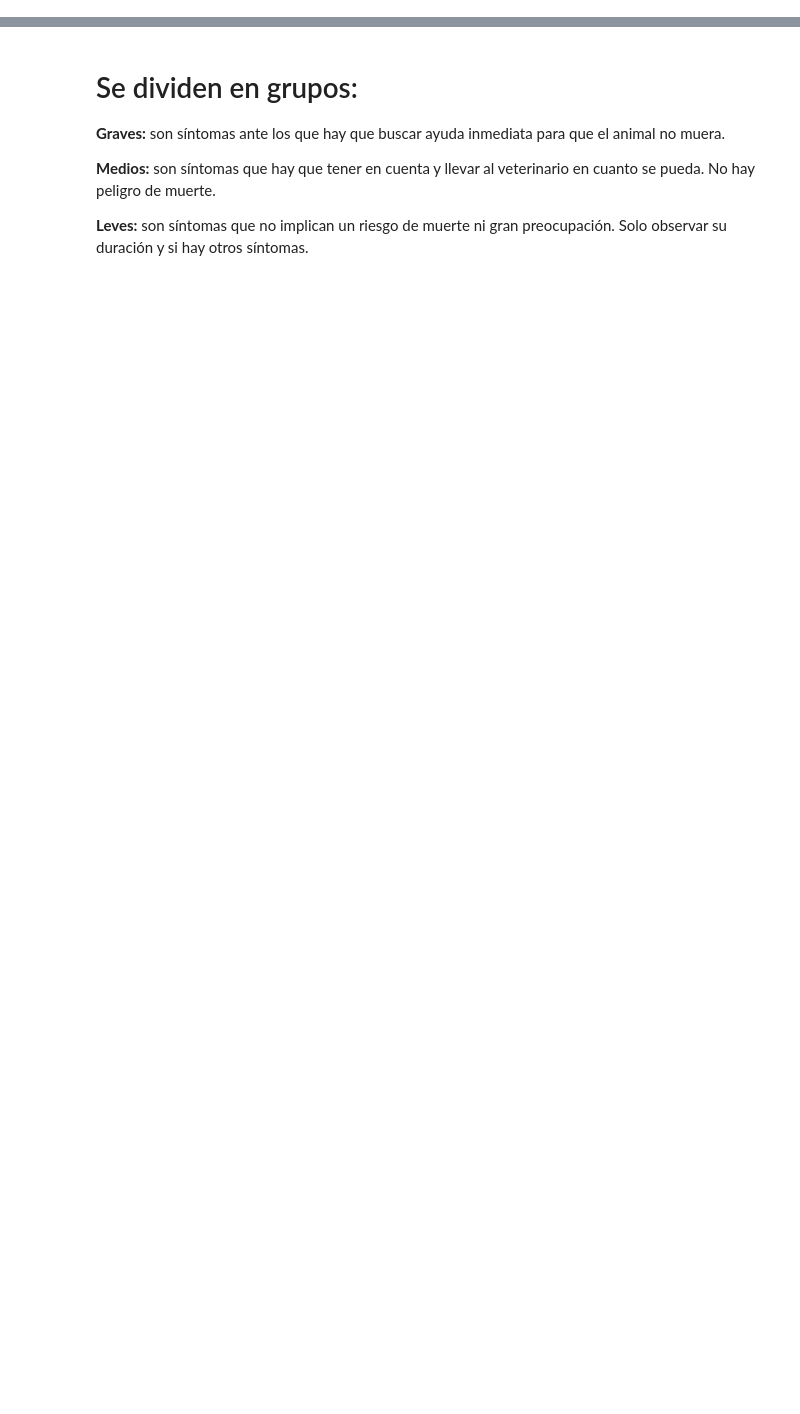
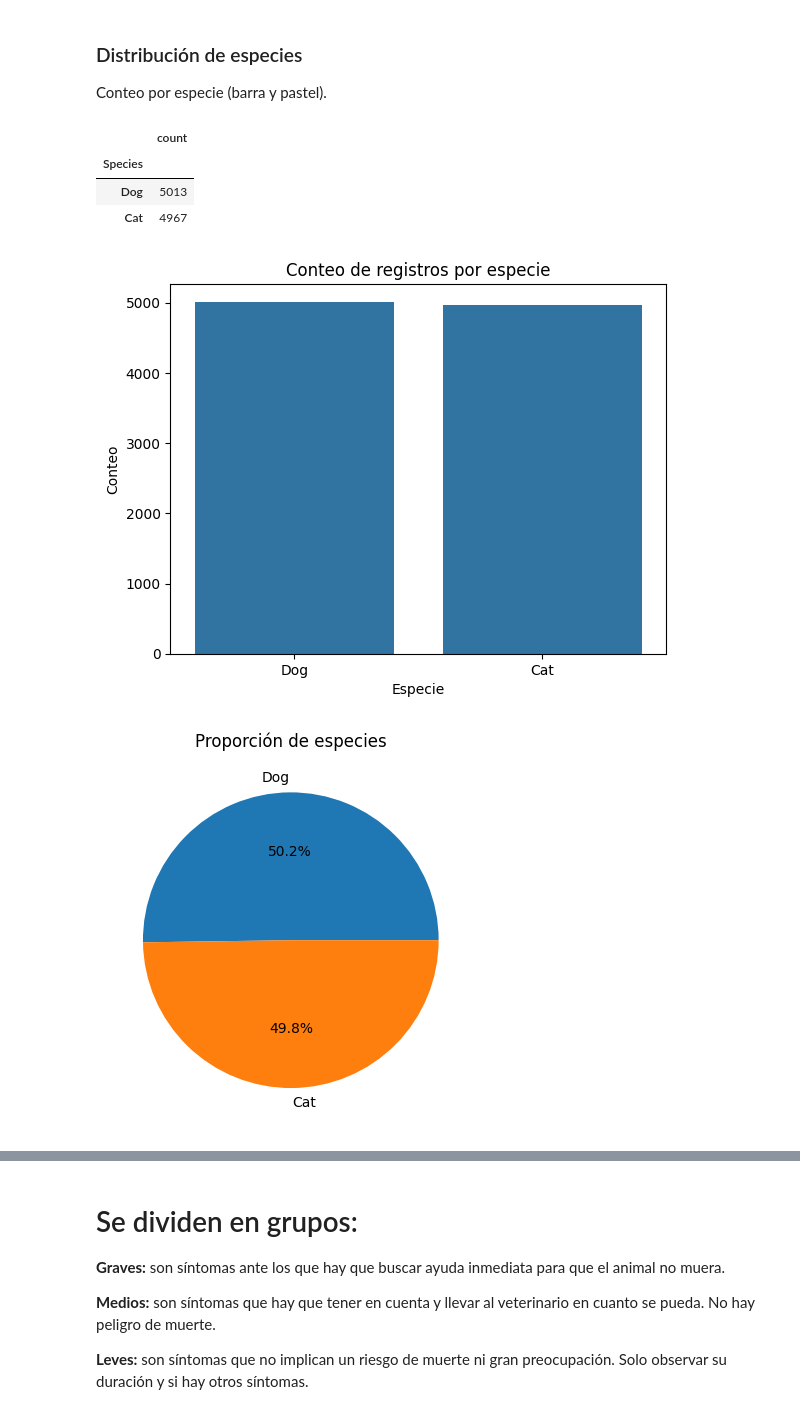
Before and after one commit to Bootcamp-Data-Analyst/p5-analisis_exploratorio_datos-g5, a Jupyter notebook: p5_eda_g5.ipynb, the cells around one changed output, grey strips where cells are left out. Saved outputs shown, nothing was run; the diff lists cells and outputs as text; code cells hidden in the pictures; blank space fills up the shorter version.

```diff
--- a/p5_eda_g5.ipynb
+++ b/p5_eda_g5.ipynb
@@ -120,0 +192,25 @@ Se observa que solamente hay datos de perros y gatos y que la cantidad de cada u
+# %% [markdown]
+### Distribución de especies
+Conteo por especie (barra y pastel).
+# %%
+species_counts = df_clean["Species"].value_counts()
+display(species_counts.to_frame("count"))
+
+plt.figure()
+sns.barplot(x=species_counts.index, y=species_counts.values)
+plt.title("Conteo de registros por especie")
+plt.xlabel("Especie")
+plt.ylabel("Conteo")
+plt.show()
+
+plt.figure()
+plt.pie(species_counts.values, labels=species_counts.index, autopct="%1.1f%%")
+plt.title("Proporción de especies")
+plt.show()
+# %% [output]
+|  | count |
+| Species |  |
+| Dog | 5013 |
+| Cat | 4967 |
+[figure, added]
+[figure, added]
```
Also changed, not shown: parts of 59 cells of this notebook, 2 other files.
